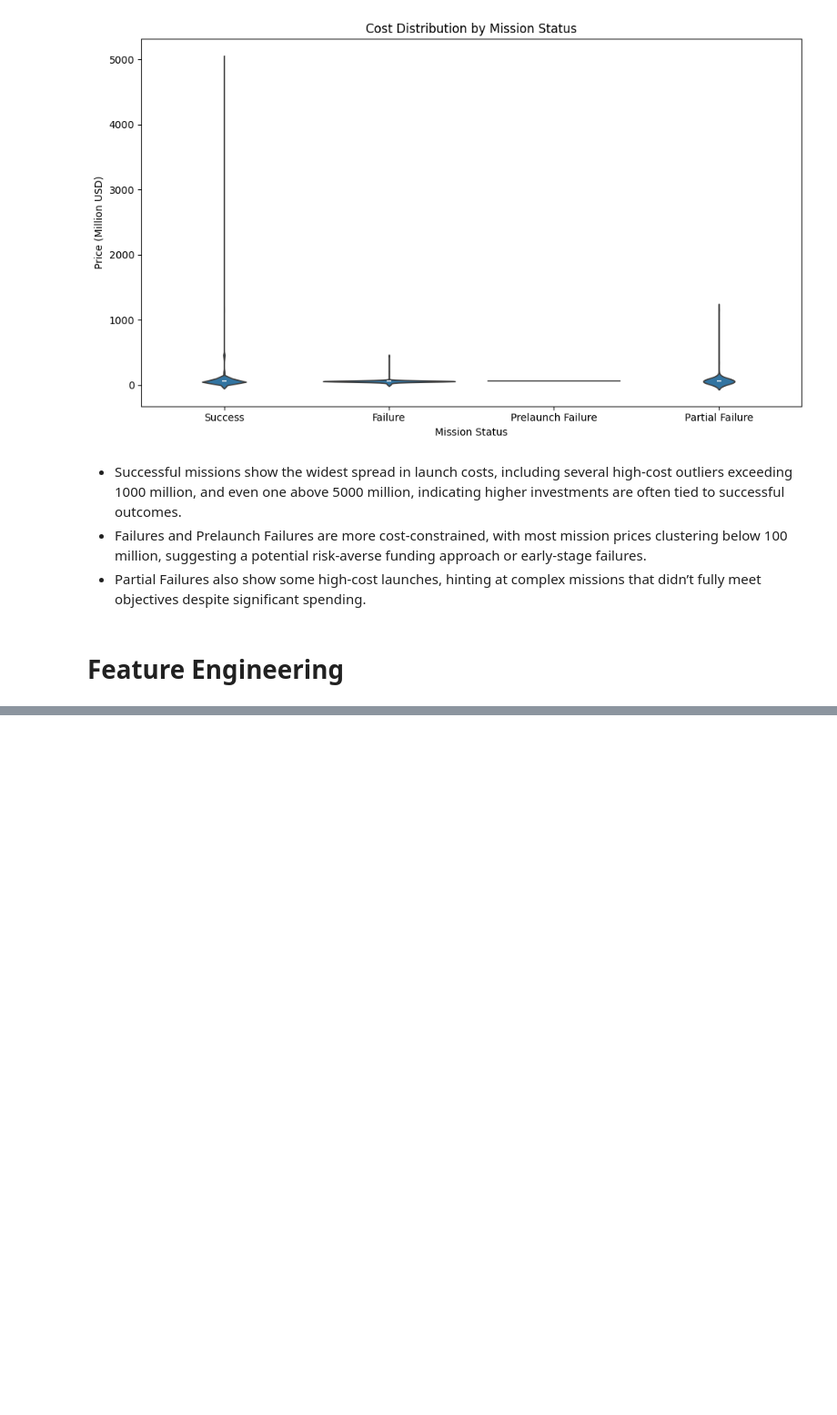
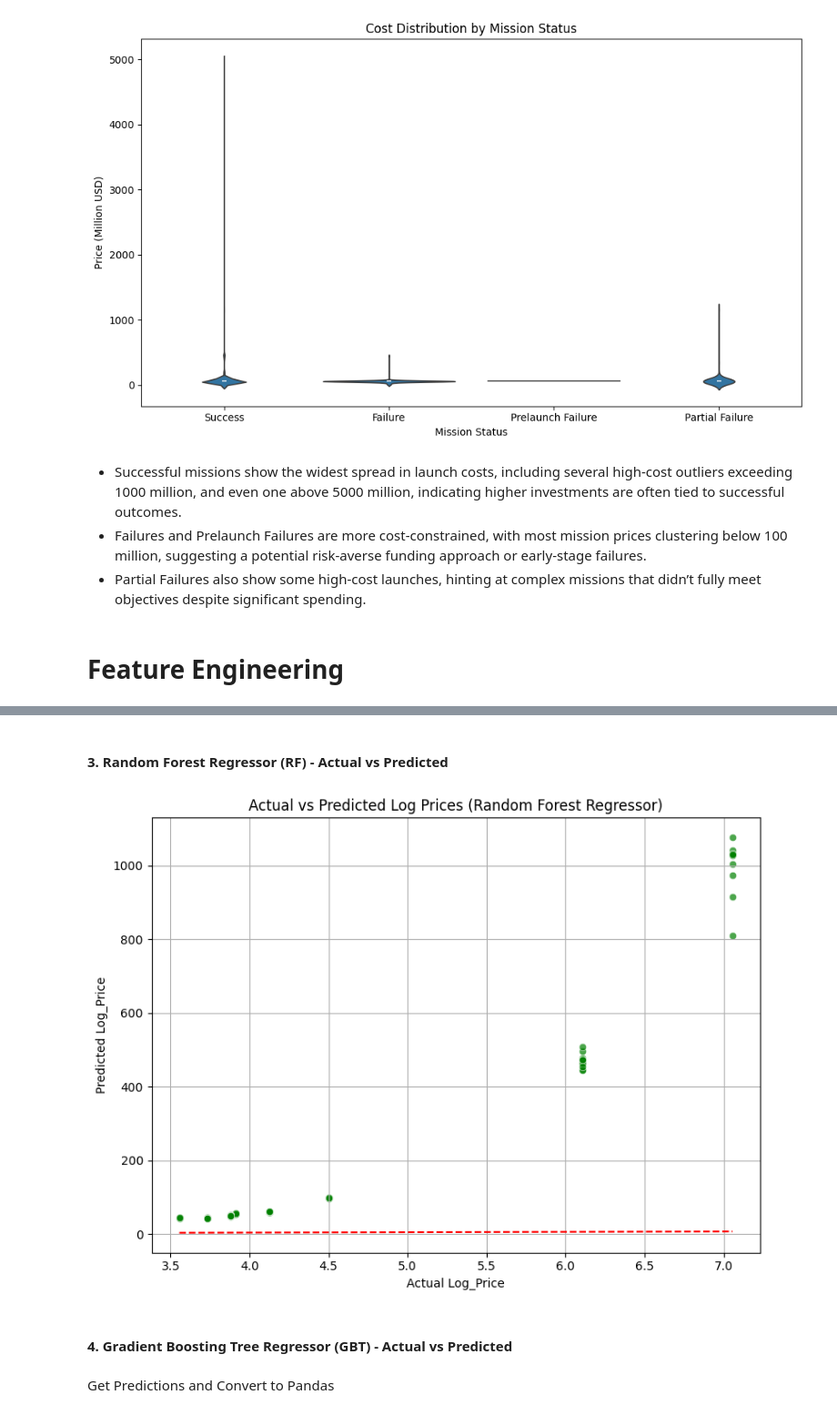
Before and after one commit to manishaachary13/Space-Launch-Mission, a Jupyter notebook: mission launch.ipynb, the cells around one changed output, grey strips where cells are left out. Shown at 91% size. Drawn from its saved outputs; the diff is of its cells as text; code cells hidden in the pictures; blank space fills up the shorter version.

```diff
--- a/mission launch.ipynb
+++ b/mission launch.ipynb
@@ -810,0 +986,17 @@ plt.show()
+# %%
+from pyspark.ml.regression import RandomForestRegressor
+from pyspark.ml.evaluation import RegressionEvaluator
+
+# Initialize the Random Forest model
+rf = RandomForestRegressor(featuresCol="features", labelCol="Price")
+
+# Train the model
+rf_model = rf.fit(train_df)
+
+# Make predictions on the test data
+rf_predictions = rf_model.transform(test_df)
+
+# Evaluate the model using RMSE
+rf_rmse = evaluator.evaluate(rf_predictions)
+
+print(f"Random Forest Regressor RMSE: {rf_rmse}")
@@ -810,0 +1390,28 @@ plt.show()
+# %% [markdown]
+#### 3. Random Forest Regressor (RF) - Actual vs Predicted
+# %%
+# Make predictions on the training data
+rf_predictions = rf_model.transform(train_df)
+
+# Convert to Pandas for visualization
+rf_prediction_pd = rf_predictions.select("Log_Price", "prediction").toPandas()
+
+# Plot Actual vs Predicted for Random Forest Regressor
+plt.figure(figsize=(8, 6))
+sns.scatterplot(x="Log_Price", y="prediction", data=rf_prediction_pd, alpha=0.7, color="green")
+plt.plot([rf_prediction_pd.Log_Price.min(), rf_prediction_pd.Log_Price.max()],
+         [rf_prediction_pd.Log_Price.min(), rf_prediction_pd.Log_Price.max()],
+         '--r')  # Diagonal line
+
+plt.xlabel("Actual Log_Price")
+plt.ylabel("Predicted Log_Price")
+plt.title("Actual vs Predicted Log Prices (Random Forest Regressor)")
+plt.grid(True)
+plt.tight_layout()
+plt.show()
+# %% [output]
+[figure, added]
+# %% [markdown]
+#### 4. Gradient Boosting Tree Regressor (GBT) - Actual vs Predicted
+# %% [markdown]
+Get Predictions and Convert to Pandas
```
Also changed, not shown: parts of 51 cells of this notebook.
